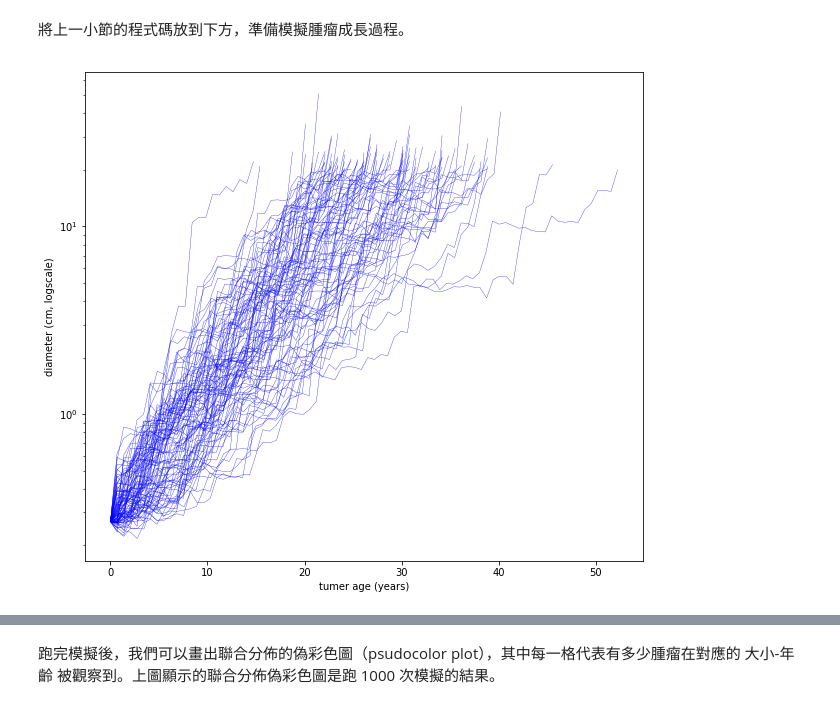
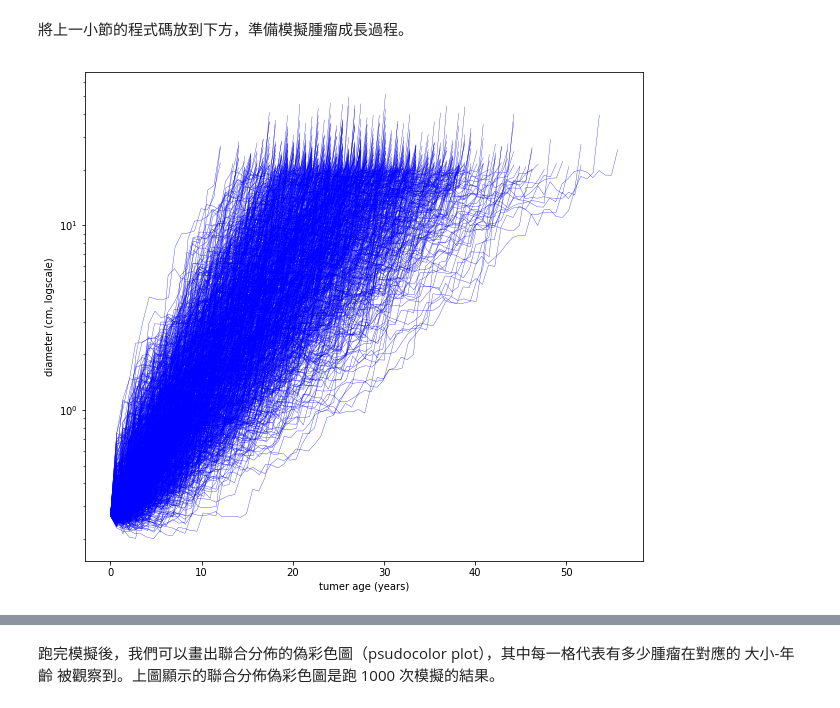
Before and after one commit to 18fanfan/mandarin_think_bayes, a Jupyter notebook: chapter_13.5.ipynb, the cells around one changed output, grey strips where cells are left out. Saved outputs shown, nothing was run; the diff lists cells and outputs as text; code cells hidden in the pictures.

Commit message:
[chapter 13.5] add joint distribution plot

```diff
--- a/chapter_13.5.ipynb
+++ b/chapter_13.5.ipynb
@@ -31,7 +31,7 @@ class Cache(object):
         self.joint = tb.Joint()
 
     # 每次模擬時， ExtendSequence 呼叫 Cache.Add 方法
-    def Add(self, age, seq):
+    def Add(self, age, seq, factor=2):
         # age：腫瘤的年齡
         # seq：到目前為止的腫瘤體積變化序列
 
@@ -44,7 +44,7 @@ class Cache(object):
 
         # CmToBucket 方法將公分轉成離散的桶子編號（bucket number）
         # 離散化讓 年齡-大小 的頻率比較可以累積
-        bucket = round(CmToBucket(cm))
+        bucket = round(CmToBucket(cm, factor=factor))
 
         self.joint.Incr((age, bucket))
 # %% [markdown]
@@ -68,7 +68,7 @@ def ExtendSequence(age, seq, rdt, interval):
 
     # Cache.Add 紀錄每個腫瘤在時間區間結束時的的年齡跟大小，下一小節會解釋 Cache 的機制
     # 在此先註解掉
-    cache.Add(age, new_seq)
+    cache.Add(age, new_seq, factor=10)
 
     # final：時間區間結束後腫瘤的體積
     # new_seq：一個新的 tuple 除了舊的體積外還包含最後的體積 final
@@ -118,32 +118,33 @@ def make_exp_pmf(low, high, lam, n=1000, frac=1.0):
 def make_rdt_seq(pmf_lower, pmf_higher):
     cdf_lower = pmf_lower.MakeCdf()
     cdf_higher = pmf_higher.MakeCdf()
 
     while True:
         if np.random.random() <= 0.35:
             yield cdf_lower.Sample(1)[0]
         else:
             yield cdf_higher.Sample(1)[0]
 
 
 
 lam_lower = -5
 pmf_lower = make_exp_pmf(-2, 0, lam_lower, n=2000)
 
 lam_higher = 0.79
 pmf_higher = make_exp_pmf(0, 7, lam_higher, n=7000)
 
 rdt_seq = make_rdt_seq(pmf_lower, pmf_higher)
+
 plt.figure(figsize=(10,9))
-for i in range(100):
+for i in range(1000):
     # 將體積轉乘半徑的比例
     y = [Diameter(volume) for volume in MakeSequence(rdt_seq)]
     x = np.linspace(0, len(y)*0.67, len(y))
     plt.yscale("log")
     plt.plot(x, y, c='b', linewidth=0.3)
 
 plt.xlabel("tumer age (years)")
 plt.ylabel("diameter (cm, logscale)")
 plt.show()
 # %% [output]
-[figure, old version]
+[figure, new version]
```
Also changed, not shown: parts of 3 cells of this notebook.
